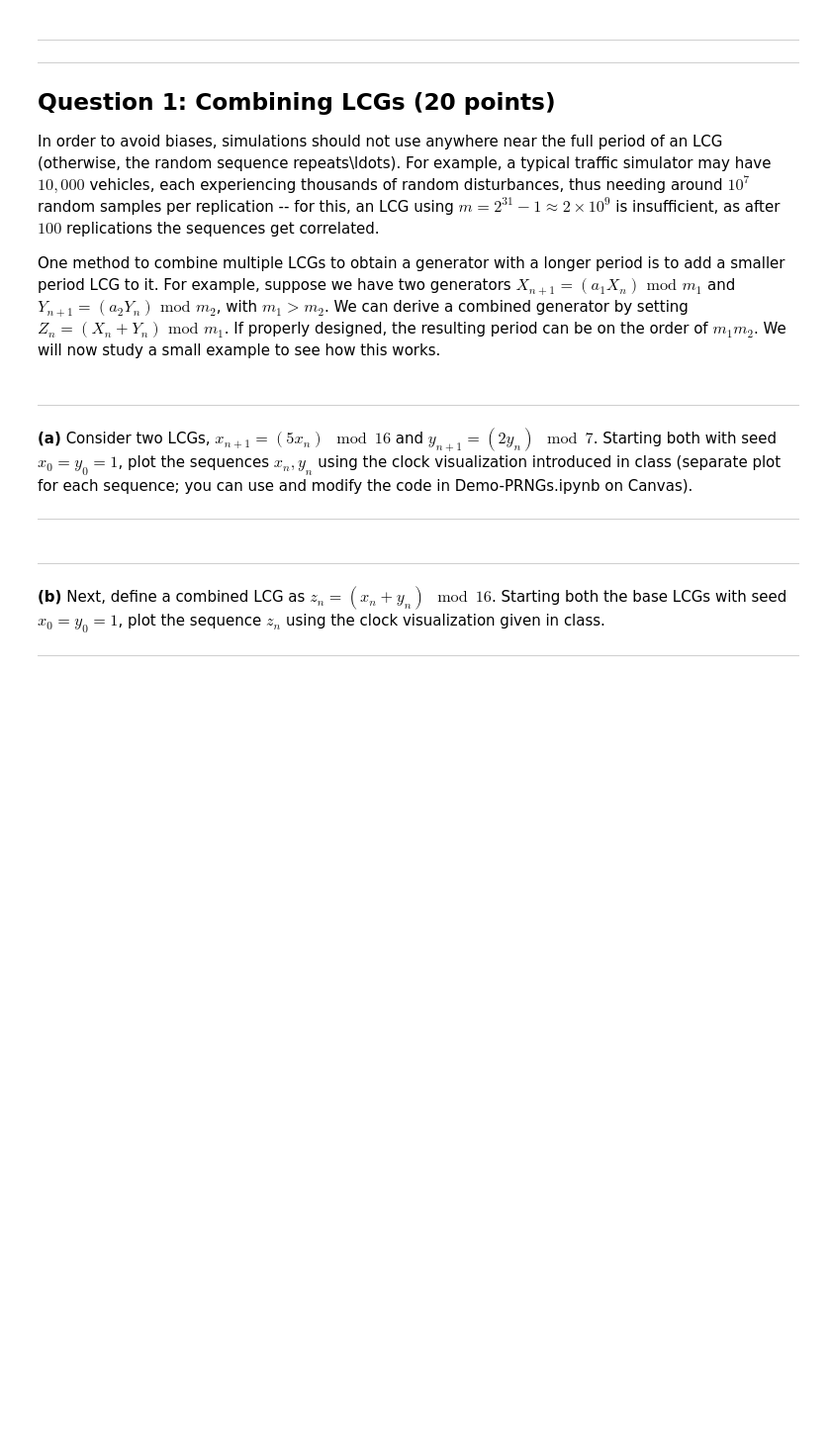
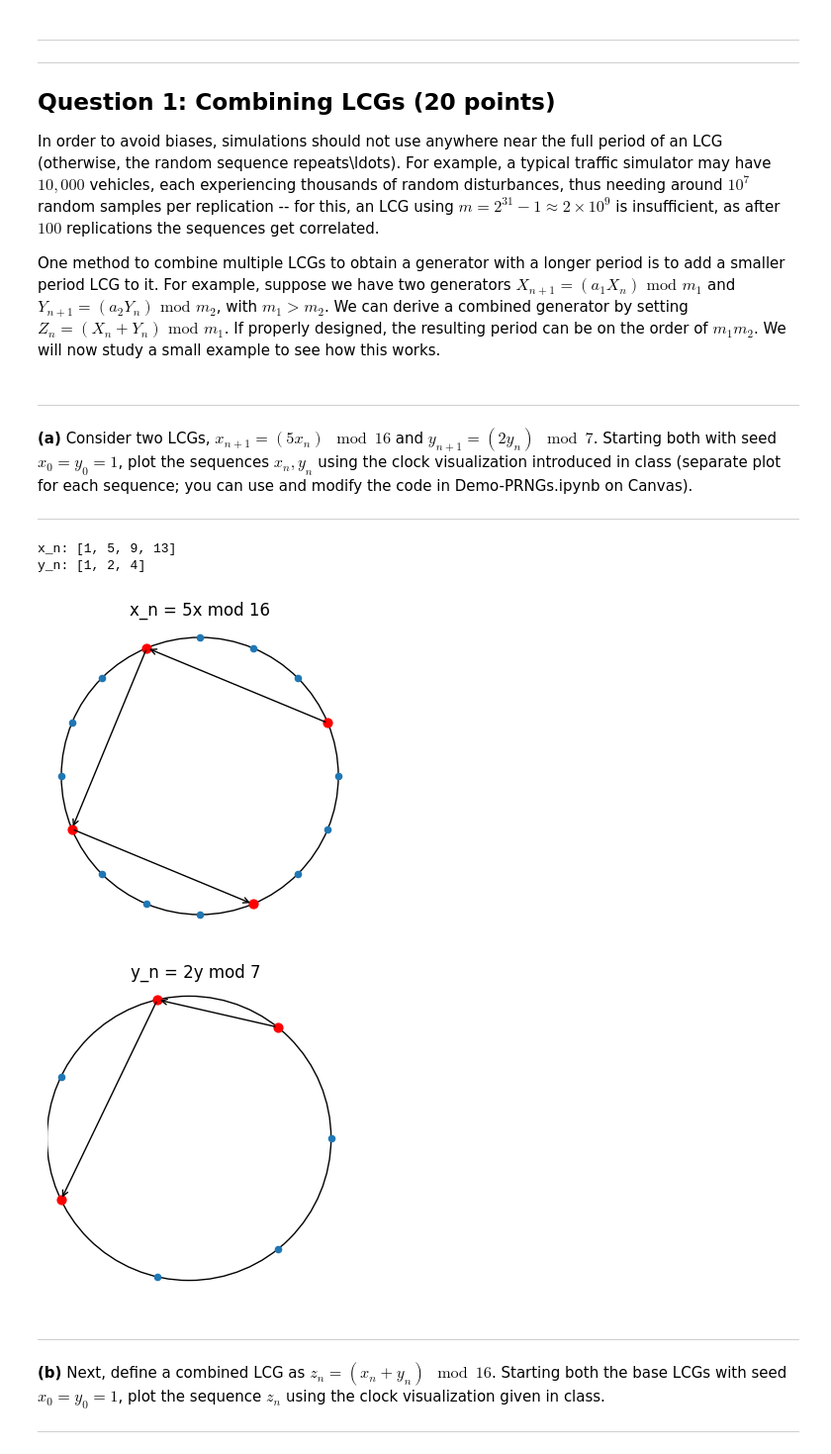
Before and after one commit to NBQian/ORIE-5581, a Jupyter notebook: HW3.ipynb, the cells around one changed output. Shown at 99% size. Cells and saved outputs as stored; diff of their text form; code cells hidden in the pictures; blank space fills up the shorter version.

Commit message:
Completed notebook

```diff
--- a/HW3.ipynb
+++ b/HW3.ipynb
@@ -51,3 +49,25 @@ One method to combine multiple LCGs to obtain a generator with a longer period i
+# %%
+# Functions to visualize LCG sequence on clock (see demo notebook)
+def plot_clock(seq, m, title=""):
+    theta = 2*np.pi*np.arange(m)/m
+    xs, ys = np.cos(theta), np.sin(theta)
+    fig, ax = plt.subplots(figsize=(4,4))
+    ax.add_artist(plt.Circle((0,0),1,fill=False))
+    ax.scatter(xs, ys, s=20)
+    for i, k in enumerate(seq):
+        ax.scatter(xs[k], ys[k], c="r", s=40)
+        if i < len(seq)-1:
+            ax.annotate("", (xs[seq[i+1]], ys[seq[i+1]]), (xs[k], ys[k]),
+                        arrowprops=dict(arrowstyle="->"))
+    ax.set_aspect("equal"); ax.axis("off"); ax.set_title(title)
+    plt.show()
 # %%
 # Function to generate pseudorandom sequence using LCG
 # Set default parameters to glibc specifications (see demo notebook)
+def LCG_seq(seed, a, m):
+    seq, x = [seed], seed
+    while True:
+        x = (a*x) % m
+        if x == seed: break
+        seq.append(x)
+    return seq
@@ -56,3 +74,16 @@ One method to combine multiple LCGs to obtain a generator with a longer period i
+# %%
+# Ans
+x_seq = LCG_seq(1, a=5, m=16)
+y_seq = LCG_seq(1, a=2, m=7)
+print("x_n:", x_seq)
+print("y_n:", y_seq)
+plot_clock(x_seq, m=16, title="x_n = 5x mod 16")
+plot_clock(y_seq, m=7,  title="y_n = 2y mod 7")
+# %% [output]
+x_n: [1, 5, 9, 13]
+y_n: [1, 2, 4]
+[figure, added]
+[figure, added]
 # %% [markdown]
 <hr>
 
```
Also changed, not shown: parts of 29 cells of this notebook.
